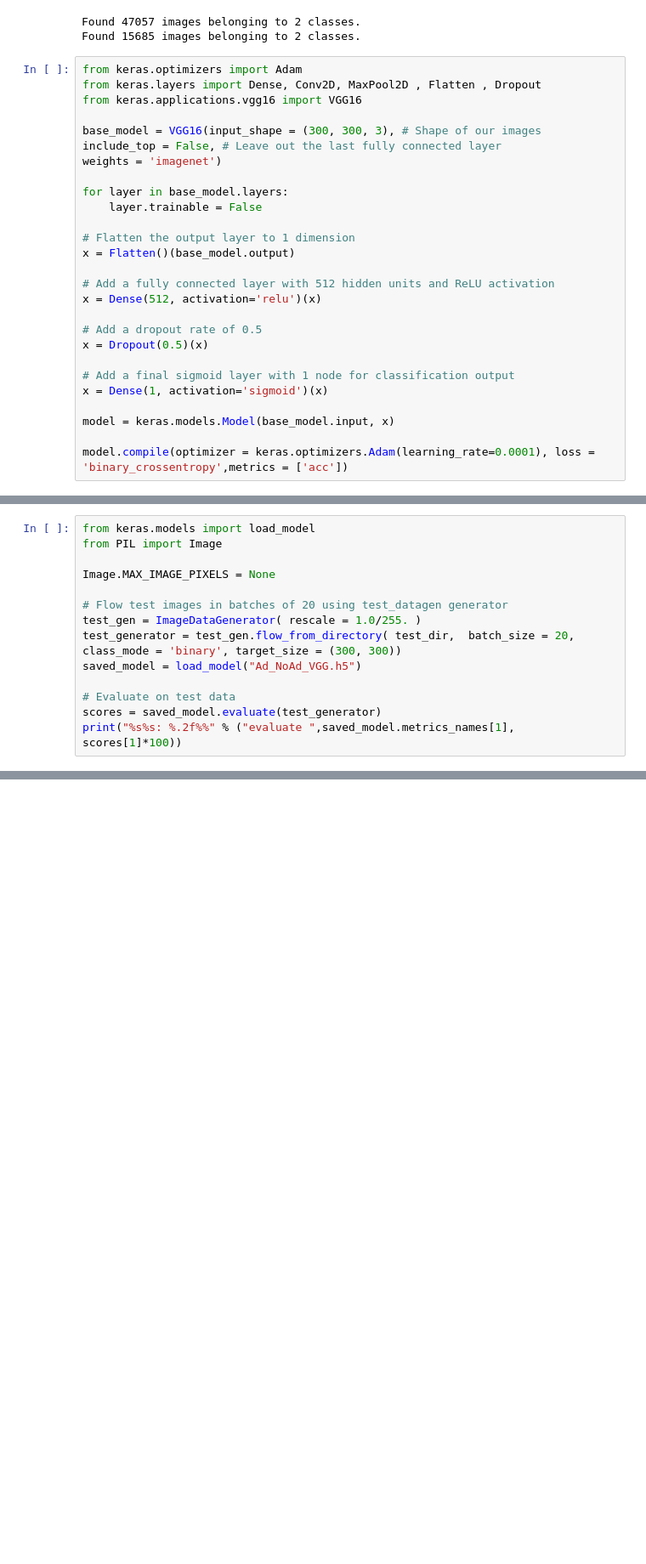
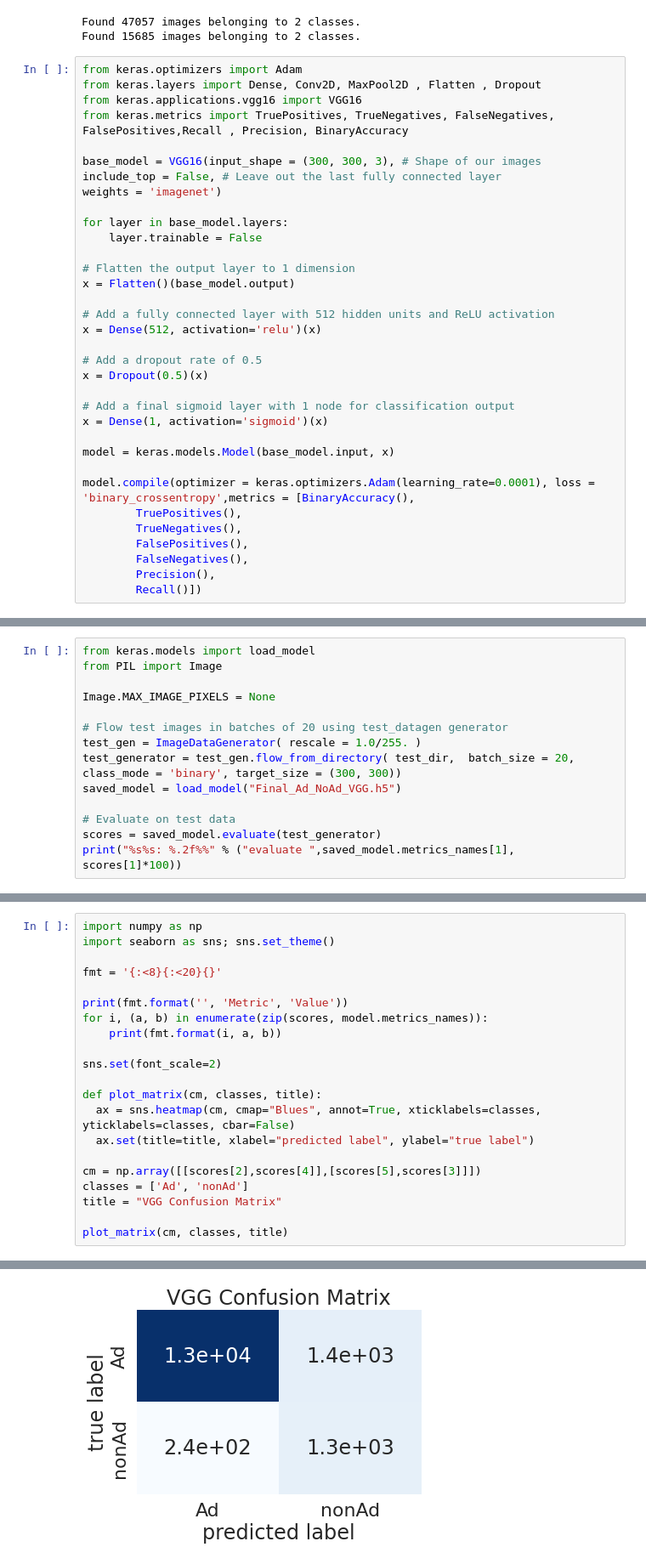
Before and after one commit to aishwaryapaithankar/CSCI5502-Advertisement-Detection, a Jupyter notebook: VGG_pretrained.ipynb, the cells around one changed output, grey strips where cells are left out. Shown: that part at 85% size. Drawn from its saved outputs; the diff is of its cells as text; blank space fills up the shorter version.

```diff
--- a/VGG_pretrained.ipynb
+++ b/VGG_pretrained.ipynb
@@ -50,6 +50,7 @@ Found 15685 images belonging to 2 classes.
 from keras.optimizers import Adam
 from keras.layers import Dense, Conv2D, MaxPool2D , Flatten , Dropout
 from keras.applications.vgg16 import VGG16
+from keras.metrics import TruePositives, TrueNegatives, FalseNegatives, FalsePositives,Recall , Precision, BinaryAccuracy
 
 base_model = VGG16(input_shape = (300, 300, 3), # Shape of our images
 include_top = False, # Leave out the last fully connected layer
@@ -72,4 +73,10 @@ x = Dense(1, activation='sigmoid')(x)
 
 model = keras.models.Model(base_model.input, x)
 
-model.compile(optimizer = keras.optimizers.Adam(learning_rate=0.0001), loss = 'binary_crossentropy',metrics = ['acc'])
+model.compile(optimizer = keras.optimizers.Adam(learning_rate=0.0001), loss = 'binary_crossentropy',metrics = [BinaryAccuracy(),
+        TruePositives(),
+        TrueNegatives(),
+        FalsePositives(),
+        FalseNegatives(),
+        Precision(),
+        Recall()])
@@ -91,7 +122,7 @@ Image.MAX_IMAGE_PIXELS = None
 # Flow test images in batches of 20 using test_datagen generator
 test_gen = ImageDataGenerator( rescale = 1.0/255. )
 test_generator = test_gen.flow_from_directory( test_dir,  batch_size = 20, class_mode = 'binary', target_size = (300, 300))
-saved_model = load_model("Ad_NoAd_VGG.h5")
+saved_model = load_model("Final_Ad_NoAd_VGG.h5")
 
 # Evaluate on test data
 scores = saved_model.evaluate(test_generator)
@@ -112,0 +134,22 @@ print(classification_report(test_generator.classes, y_pred))
+# %%
+import numpy as np
+import seaborn as sns; sns.set_theme()
+
+fmt = '{:<8}{:<20}{}'
+
+print(fmt.format('', 'Metric', 'Value'))
+for i, (a, b) in enumerate(zip(scores, model.metrics_names)):
+    print(fmt.format(i, a, b))
+
+sns.set(font_scale=2)
+
+def plot_matrix(cm, classes, title):
+  ax = sns.heatmap(cm, cmap="Blues", annot=True, xticklabels=classes, yticklabels=classes, cbar=False)
+  ax.set(title=title, xlabel="predicted label", ylabel="true label")
+
+cm = np.array([[scores[2],scores[4]],[scores[5],scores[3]]])
+classes = ['Ad', 'nonAd']
+title = "VGG Confusion Matrix"
+
+plot_matrix(cm, classes, title)
+# %% [output]
@@ -112,0 +165 @@ print(classification_report(test_generator.classes, y_pred))
+[figure, added]
```
Also changed, not shown: parts of 11 cells of this notebook, 1 other file.
